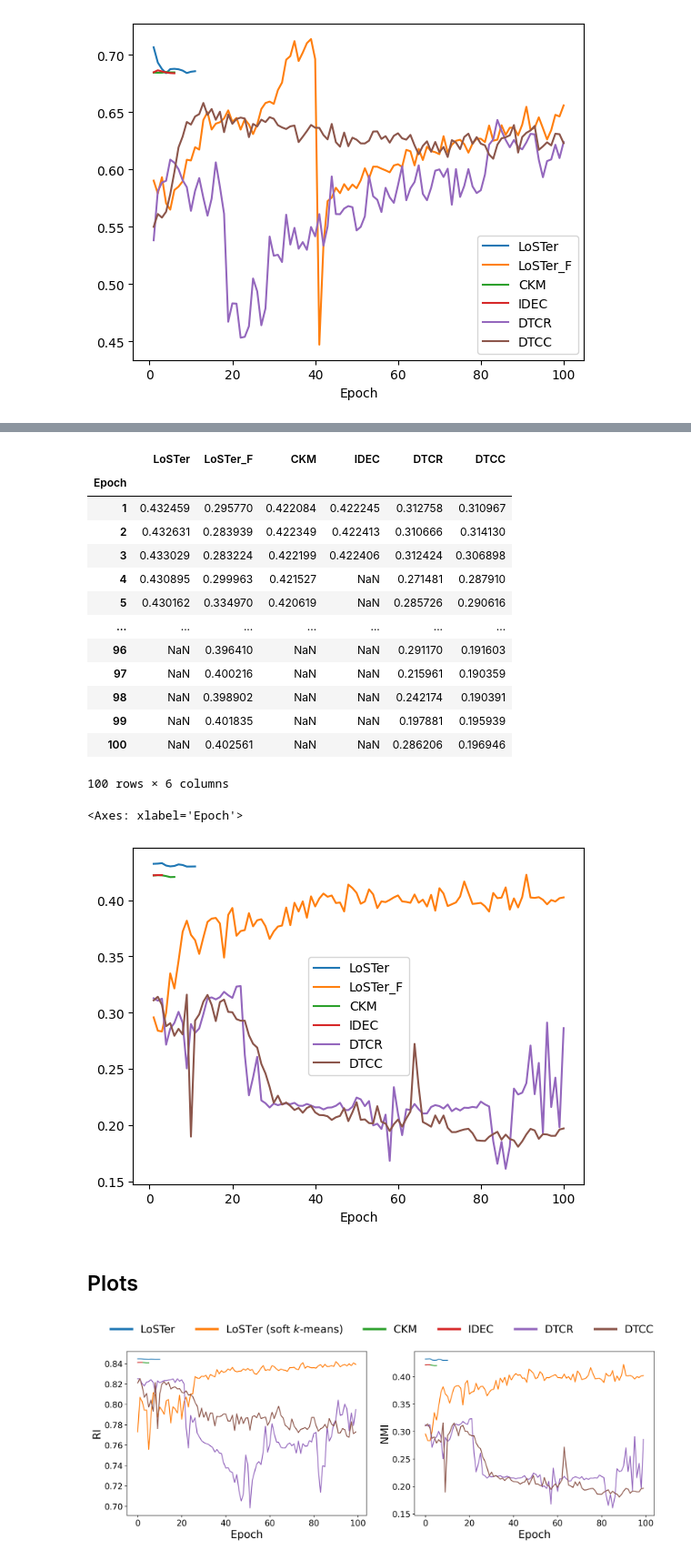
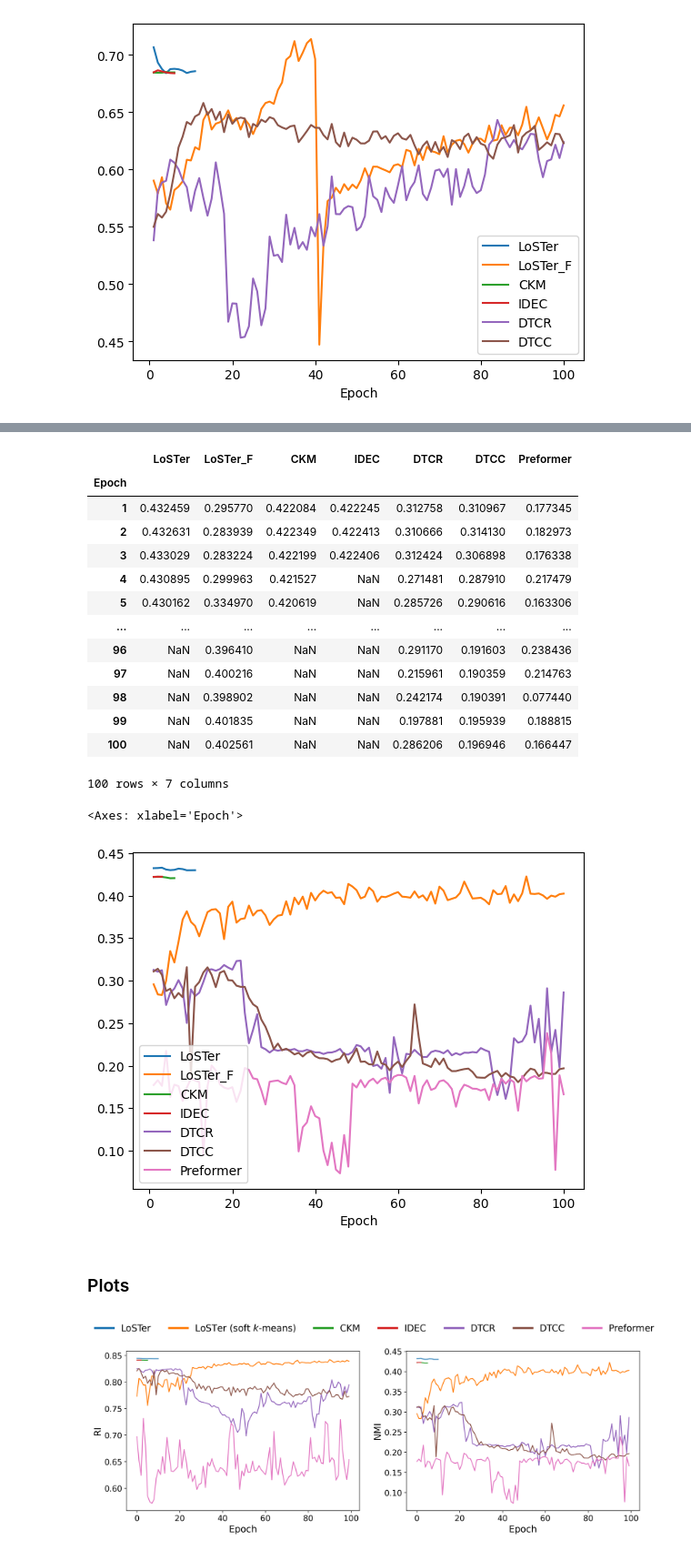
Before and after one commit to jrtaloma/lstc, a Jupyter notebook: plots_training.ipynb, the cells around one changed output, grey strips where cells are left out. Shown at 91% size. Saved outputs shown, nothing was run; the diff lists cells and outputs as text; code cells hidden in the pictures.

Commit message:
plots_training: adding Preformer

```diff
--- a/plots_training.ipynb
+++ b/plots_training.ipynb
@@ -153,0 +176,5 @@ display(df_ri)
+# %%
+df_ri.rename(columns={column_names[1]: 'Preformer', column_names[2]: 'LoSTer_F', column_names[3]: 'IDEC', column_names[4]: 'LoSTer', column_names[5]: 'DTCC', column_names[6]: 'DTCR', column_names[7]: 'CKM'}, inplace=True)
+df_ri.set_index('Epoch', inplace=True)
+df_ri = df_ri.loc[:, ['LoSTer', 'LoSTer_F', 'CKM', 'IDEC', 'DTCR', 'DTCC', 'Preformer']]
+display(df_ri)
@@ -178,5 +220,5 @@ display(df_nmi)
 # %%
-df_nmi = df_nmi[df_nmi.columns[[0,4,10,16,22,28,34]]]
+df_nmi = df_nmi[df_nmi.columns[[0,4,10,16,22,28,34,40]]]
 column_names = list(df_nmi.columns.values)
 print(column_names)
 # %% [output]
@@ -184,32 +226,32 @@ print(column_names)
 # %%
-df_nmi.rename(columns={column_names[1]: 'LoSTer_F', column_names[2]: 'IDEC', column_names[3]: 'LoSTer', column_names[4]: 'DTCC', column_names[5]: 'DTCR', column_names[6]: 'CKM'}, inplace=True)
+df_nmi.rename(columns={column_names[1]: 'Preformer', column_names[2]: 'LoSTer_F', column_names[3]: 'IDEC', column_names[4]: 'LoSTer', column_names[5]: 'DTCC', column_names[6]: 'DTCR', column_names[7]: 'CKM'}, inplace=True)
 df_nmi.set_index('Epoch', inplace=True)
-df_nmi = df_nmi.loc[:, ['LoSTer', 'LoSTer_F', 'CKM', 'IDEC', 'DTCR', 'DTCC']]
+df_nmi = df_nmi.loc[:, ['LoSTer', 'LoSTer_F', 'CKM', 'IDEC', 'DTCR', 'DTCC', 'Preformer']]
 display(df_nmi)
 # %% [output]
-|  | LoSTer | LoSTer_F | CKM | IDEC | DTCR | DTCC |
-| Epoch |  |  |  |  |  |  |
-| 1 | 0.432459 | 0.295770 | 0.422084 | 0.422245 | 0.312758 | 0.310967 |
-| 2 | 0.432631 | 0.283939 | 0.422349 | 0.422413 | 0.310666 | 0.314130 |
-| 3 | 0.433029 | 0.283224 | 0.422199 | 0.422406 | 0.312424 | 0.306898 |
-| 4 | 0.430895 | 0.299963 | 0.421527 | NaN | 0.271481 | 0.287910 |
-| 5 | 0.430162 | 0.334970 | 0.420619 | NaN | 0.285726 | 0.290616 |
-| ... | ... | ... | ... | ... | ... | ... |
-| 96 | NaN | 0.396410 | NaN | NaN | 0.291170 | 0.191603 |
-| 97 | NaN | 0.400216 | NaN | NaN | 0.215961 | 0.190359 |
-| 98 | NaN | 0.398902 | NaN | NaN | 0.242174 | 0.190391 |
-| 99 | NaN | 0.401835 | NaN | NaN | 0.197881 | 0.195939 |
-| 100 | NaN | 0.402561 | NaN | NaN | 0.286206 | 0.196946 |
+|  | LoSTer | LoSTer_F | CKM | IDEC | DTCR | DTCC | Preformer |
+| Epoch |  |  |  |  |  |  |  |
+| 1 | 0.432459 | 0.295770 | 0.422084 | 0.422245 | 0.312758 | 0.310967 | 0.177345 |
+| 2 | 0.432631 | 0.283939 | 0.422349 | 0.422413 | 0.310666 | 0.314130 | 0.182973 |
+| 3 | 0.433029 | 0.283224 | 0.422199 | 0.422406 | 0.312424 | 0.306898 | 0.176338 |
+| 4 | 0.430895 | 0.299963 | 0.421527 | NaN | 0.271481 | 0.287910 | 0.217479 |
+| 5 | 0.430162 | 0.334970 | 0.420619 | NaN | 0.285726 | 0.290616 | 0.163306 |
+| ... | ... | ... | ... | ... | ... | ... | ... |
+| 96 | NaN | 0.396410 | NaN | NaN | 0.291170 | 0.191603 | 0.238436 |
+| 97 | NaN | 0.400216 | NaN | NaN | 0.215961 | 0.190359 | 0.214763 |
+| 98 | NaN | 0.398902 | NaN | NaN | 0.242174 | 0.190391 | 0.077440 |
+| 99 | NaN | 0.401835 | NaN | NaN | 0.197881 | 0.195939 | 0.188815 |
+| 100 | NaN | 0.402561 | NaN | NaN | 0.286206 | 0.196946 | 0.166447 |
-100 rows × 6 columns
+100 rows × 7 columns
 # %%
 df_nmi.plot()
 # %% [output]
 <Axes: xlabel='Epoch'>
-[figure, old version]
+[figure, new version]
 # %% [markdown]
-## Plots
+### Plots
 # %%
-model_names = ['LoSTer', 'LoSTer (soft $\it{k}$-means)', 'CKM', 'IDEC', 'DTCR', 'DTCC']
+model_names = ['LoSTer', 'LoSTer (soft $\it{k}$-means)', 'CKM', 'IDEC', 'DTCR', 'DTCC', 'Preformer']
 # %%
 def plot_curves(ax, df, show_legend=False):
     for i in range(len(model_names)):
@@ -219,33 +261,32 @@ def plot_curves(ax, df, show_legend=False):
 # %%
 # Create subplots
 fig, axs = plt.subplots(1, 2, figsize=(16, 5), dpi=300, sharex=False)
 
 # Set horizontal and vertical spacing
 fig.subplots_adjust(wspace=0.2, hspace=0)
 
 # Metrics
 metrics = ['RI', 'NMI']
 
 # Plot curves
 plot_curves(axs[0], df_ri, show_legend=False)
 plot_curves(axs[1], df_nmi, show_legend=False)
 
 # Adjusting the axes and setting ticks
 for i in range(axs.shape[0]):
-    axs[i].set_ylabel(metrics[i], fontsize=18)
-    axs[i].set_xlabel('Epoch', fontsize=18)
+    axs[i].set_ylabel(metrics[i], fontsize=16)
+    axs[i].set_xlabel('Epoch', fontsize=16)
     axs[i].tick_params(axis='both', which='major', labelsize=14)
 
 # Create legend handles
 handles = [plt.Line2D([0], [0], color=f'C{m}', lw=4) for m in range(len(model_names))]
 
 # Add a single shared legend to the figure
-fig.legend(handles, model_names, loc='upper center', bbox_to_anchor=(0.5, 1.05), ncol=len(model_names), frameon=False, fontsize=18)
+fig.legend(handles, model_names, loc='upper center', bbox_to_anchor=(0.5, 1.05), ncol=len(model_names), frameon=False, fontsize=16)
 
 # Save figure
-#plt.savefig('./figures/plots_NonInvasiveFetalECGThorax1.pdf', format='pdf', bbox_inches='tight')
 plt.savefig('./figures/plots_UWaveGestureLibraryY.pdf', format='pdf', bbox_inches='tight')
 
 plt.show()
 # %% [output]
-[figure, old version]
+[figure, new version]
```
Also changed, not shown: parts of 17 cells of this notebook, 4 other files.
